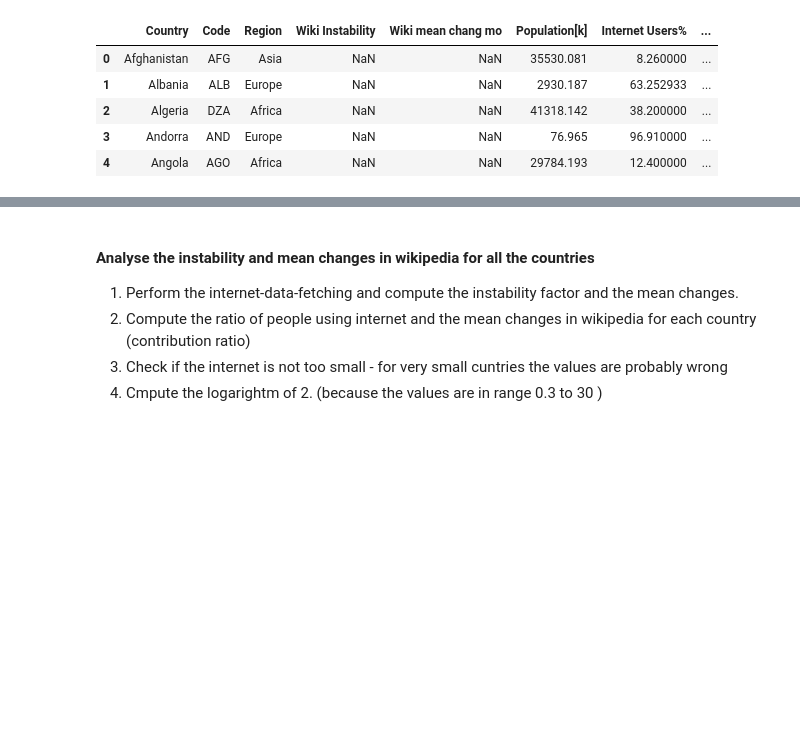
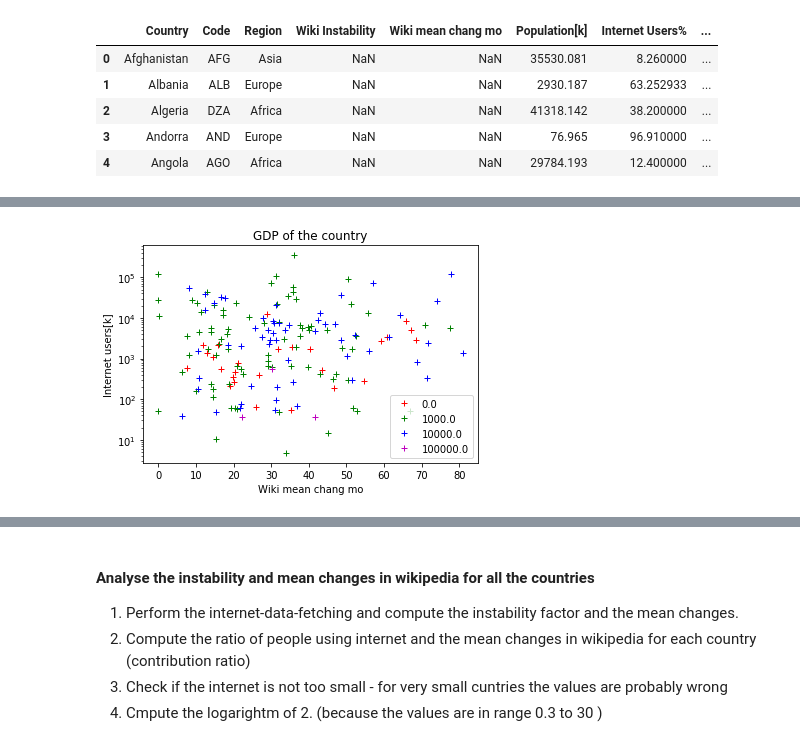
Before and after one commit to Amaumaury/ada-2017, a Jupyter notebook: project/Milestone2.ipynb, the cells around one changed output, grey strips where cells are left out. Cells and saved outputs as stored; diff of their text form; code cells hidden in the pictures; blank space fills up the shorter version.

```diff
--- a/project/Milestone2.ipynb
+++ b/project/Milestone2.ipynb
@@ -301,0 +309,15 @@ countries_data = pd.read_pickle('countries_data.pkl')
+# %%
+gdp_data = pd.read_csv('data/UNdata_GDP.csv')
+keep_cols = ['Country or Area', 'Value']
+
+gdp_data = gdp_data[keep_cols]
+gdp_data.columns = ['Country', 'GDP']
+gdp_data.set_index('Country', inplace=True)
+#countries_data.reset_index(inplace=True)
+countries_data.set_index('Country', inplace=True)
+countries_data2 = pd.concat([countries_data, gdp_data], axis=1, join='inner')
+countries_data.reset_index(inplace=True)
+
+pd.to_pickle(countries_data2, 'countries_data2.pckl')
+countries_data2['GDP per capita'] = countries_data2['GDP'] / countries_data2['Population[k]']
+countries_data2.head()
@@ -301,0 +382,23 @@ countries_data = pd.read_pickle('countries_data.pkl')
+# %%
+intervals =  np.append(0, np.append([ 1000.0, 10000, 100000], np.inf))
+colors =     ['+r',  '+g',   '+b'  ,'+m'  ,'+y' , '+c',   '+k'];
+
+
+
+for i in range(len(intervals)-1):
+    intervals[i], intervals[i+1]
+    colors[i]
+
+    changes = countries_data2[(countries_data2['GDP'] > intervals[i]) & (countries_data2['GDP'] <= intervals[i+1])]['Wiki mean chang mo'].values
+    people = countries_data2[(countries_data2['GDP'] > intervals[i]) & (countries_data2['GDP'] <= intervals[i+1])]['Internet users[k]'].values
+
+    plt.semilogy(changes,people,colors[i])
+    plt.hold(True)
+
+plt.legend(intervals.astype(str)[:-1])
+plt.title('GDP of the country')
+plt.xlabel('Wiki mean chang mo')
+plt.ylabel('Internet users[k]')
+plt.show()
+# %% [output]
+[figure, added]
```
Also changed, not shown: parts of 6 cells of this notebook, 2 other files.
